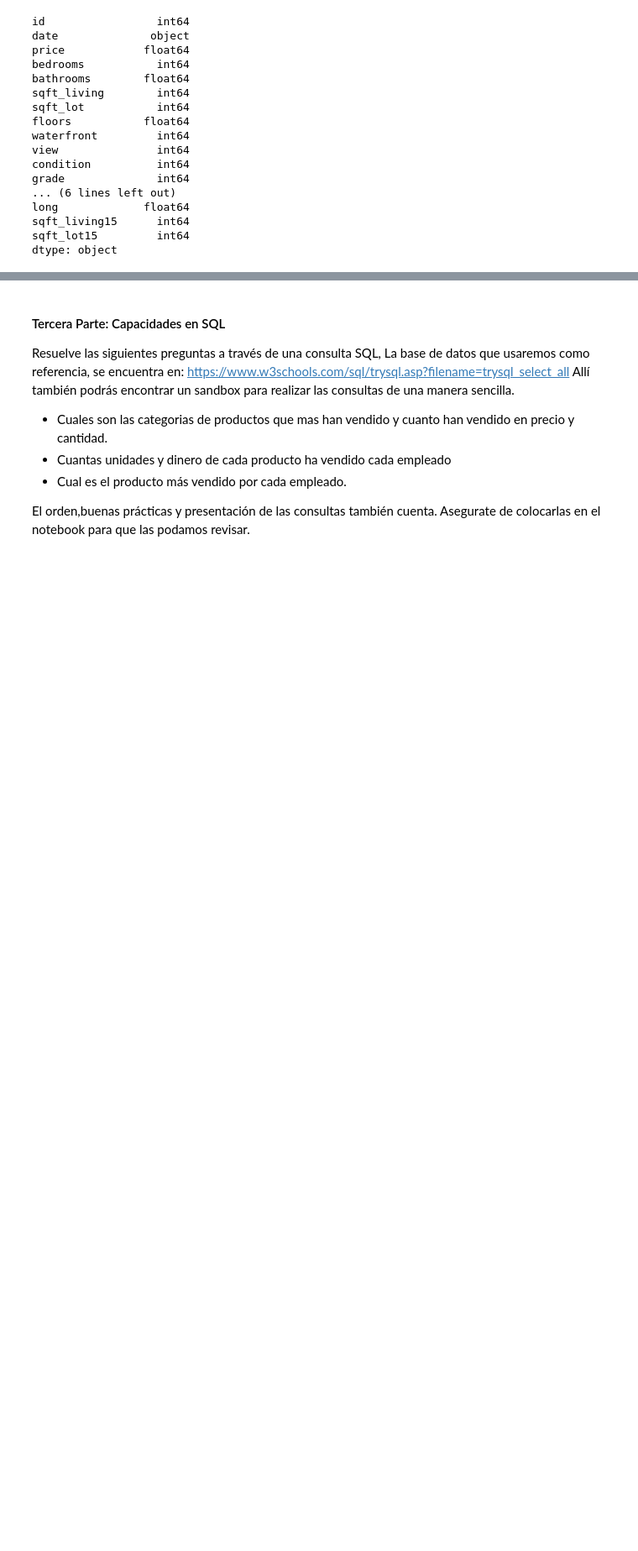
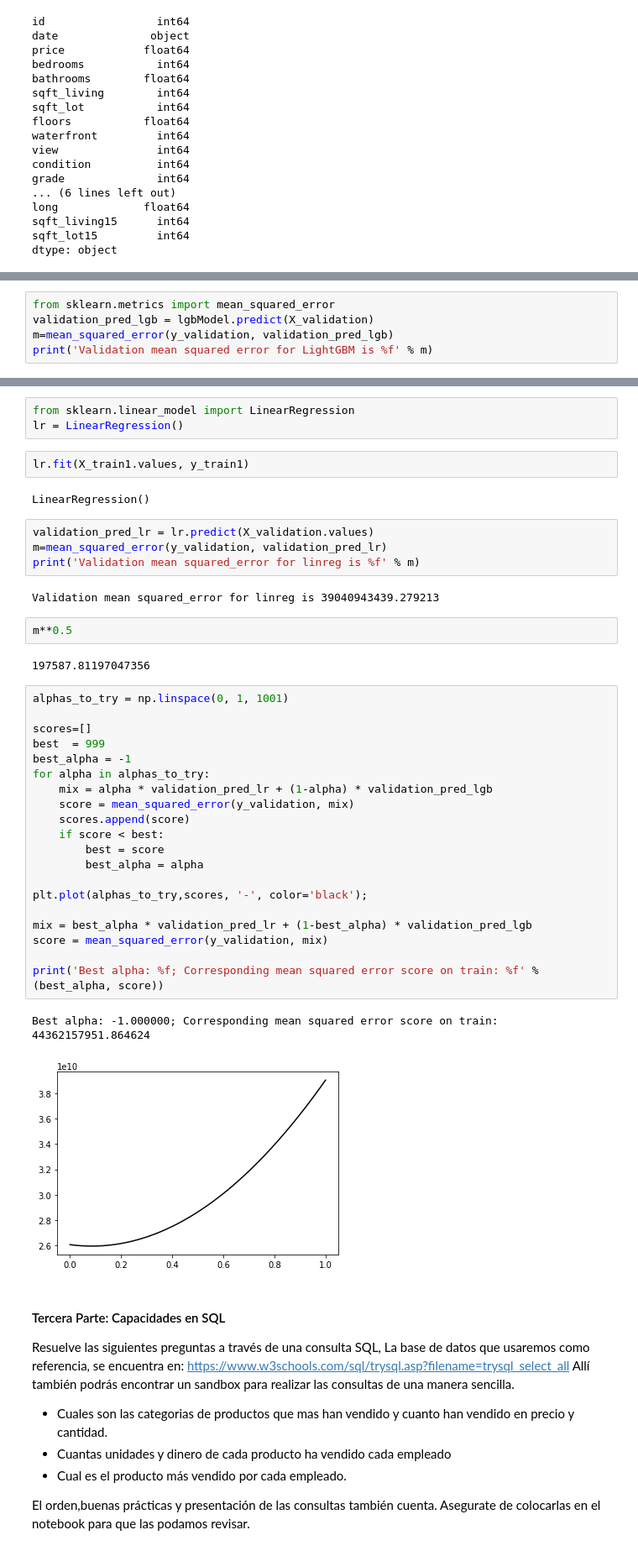
Before and after one commit to ahhnko/andreshalliday, a Jupyter notebook: Desafio_Equinox.ipynb, the cells around one changed output, grey strips where cells are left out. Shown at 84% size. Drawn from its saved outputs; the diff is of its cells as text; blank space fills up the shorter version.

```diff
--- a/Desafio_Equinox.ipynb
+++ b/Desafio_Equinox.ipynb
@@ -206,0 +377,5 @@ Ten en cuenta:
+# %%
+from sklearn.metrics import mean_squared_error
+validation_pred_lgb = lgbModel.predict(X_validation)
+m=mean_squared_error(y_validation, validation_pred_lgb)
+print('Validation mean squared error for LightGBM is %f' % m)
@@ -207,3 +388,43 @@ Ten en cuenta:
+# %%
+from sklearn.linear_model import LinearRegression
+lr = LinearRegression()
+# %%
+lr.fit(X_train1.values, y_train1)
+# %% [output]
+LinearRegression()
+# %%
+validation_pred_lr = lr.predict(X_validation.values)
+m=mean_squared_error(y_validation, validation_pred_lr)
+print('Validation mean squared_error for linreg is %f' % m)
+# %% [output]
+Validation mean squared_error for linreg is 39040943439.279213
+# %%
+m**0.5
+# %% [output]
+197587.81197047356
+# %%
+alphas_to_try = np.linspace(0, 1, 1001)
+
+scores=[]
+best  = 999
+best_alpha = -1
+for alpha in alphas_to_try:
+    mix = alpha * validation_pred_lr + (1-alpha) * validation_pred_lgb
+    score = mean_squared_error(y_validation, mix)
+    scores.append(score)
+    if score < best:
+        best = score
+        best_alpha = alpha
+
+plt.plot(alphas_to_try,scores, '-', color='black');
+
+mix = best_alpha * validation_pred_lr + (1-best_alpha) * validation_pred_lgb
+score = mean_squared_error(y_validation, mix)
+
+print('Best alpha: %f; Corresponding mean squared error score on train: %f' % (best_alpha, score))
+# %% [output]
+Best alpha: -1.000000; Corresponding mean squared error score on train: 44362157951.864624
+[figure, added]
 # %% [markdown]
 <h4> Tercera Parte: Capacidades en SQL </h4>
 
```
Also changed, not shown: parts of 27 cells of this notebook.
